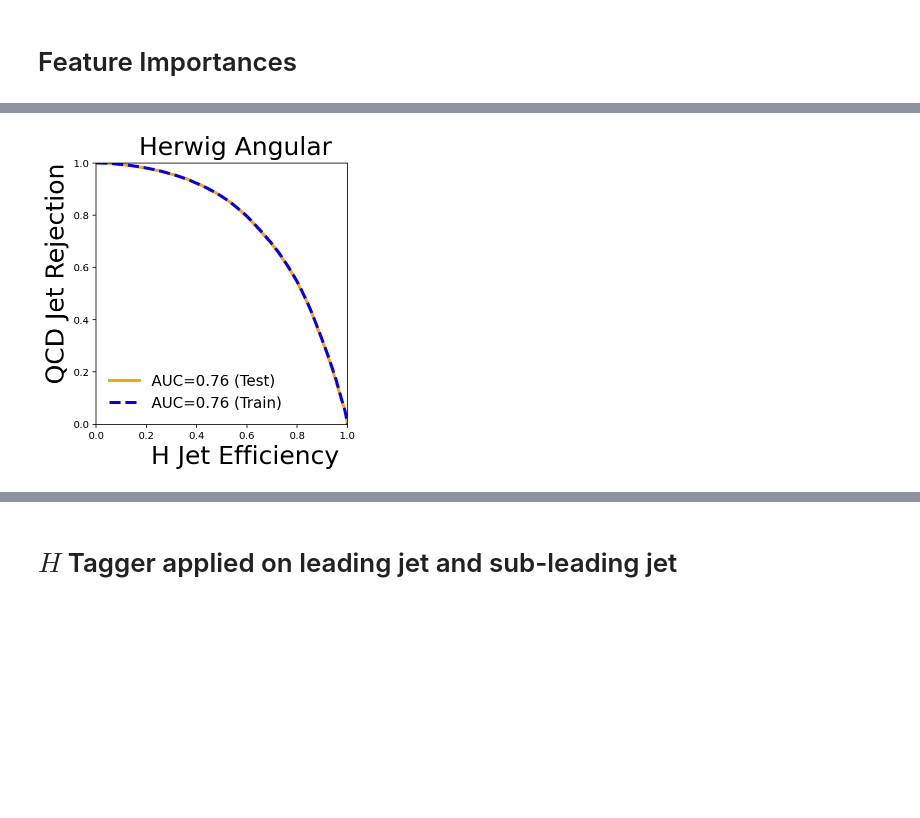
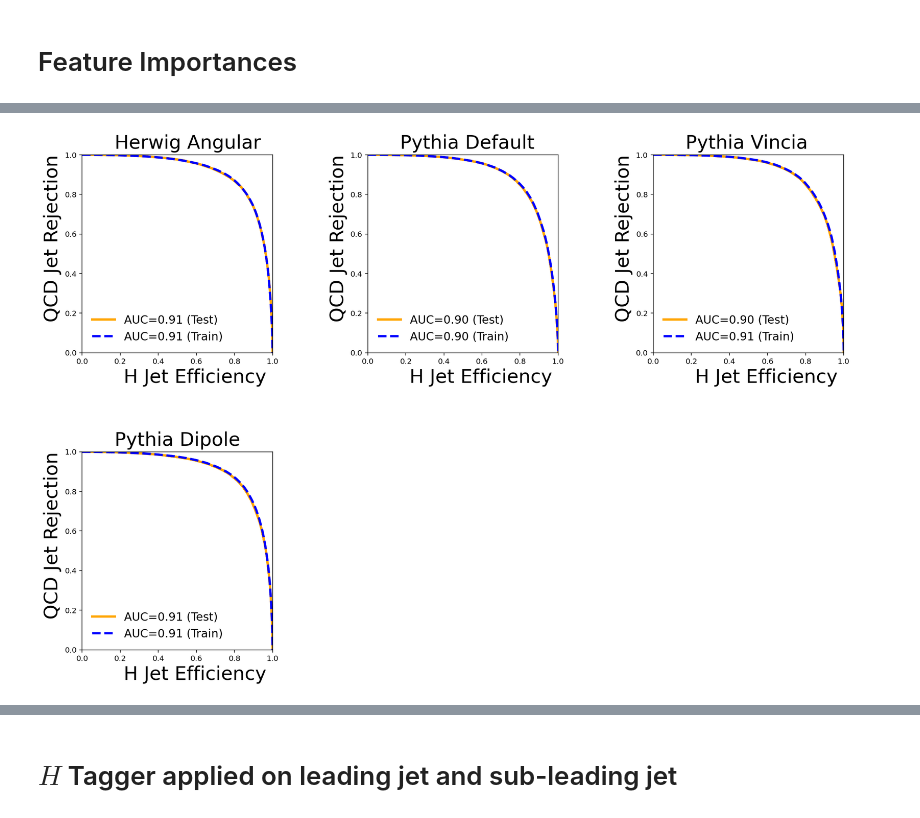
Before and after one commit to alan200276/UniversalityDNN_DiHiggs, a Jupyter notebook: Notebook/BDT_CLASSIFIER.ipynb, the cells around one changed output, grey strips where cells are left out. Saved outputs shown, nothing was run; the diff lists cells and outputs as text; code cells hidden in the pictures; blank space fills up the shorter version.

```diff
--- a/Notebook/BDT_CLASSIFIER.ipynb
+++ b/Notebook/BDT_CLASSIFIER.ipynb
@@ -462,22 +431,17 @@ elif axis == 1:
     process = "H Jet"
 
 plt.figure(figsize=(18,12))
-for i, model in enumerate(BDT_Model):
+for i,(model, tainingdata, testdata) in enumerate(zip(BDT_Model, data_train, data_test)):
     plot_axis = plt.subplot(2,3,i+1)
 
-    clf_GBDT = load(savepath + model + "_GBDT" + "_" + str(preprocess) + ".h5")
 
 #     plot_axis.text(x=1, y=0.7, s=str(BDT_model_name[i]),fontsize=20)
 #     plot_axis.set_xticks([0,1,2,3,4,5])
 #     plot_axis.set_xticklabels(namelist_inorder, rotation= 0, fontsize=15)
 
 
-    prediction_GBDT_test = clf_GBDT.predict_proba(XTEST[i])
-    prediction_GBDT_train = clf_GBDT.predict_proba(XTRAIN[i])
-
-
-    # prediction_Ada_test = clf_Ada.predict_proba(X_test)
-    # prediction_Ada_train = clf_Ada.predict_proba(X_train)
+    prediction_GBDT_test = BDT_Model[model].predict_proba(data_test[testdata][features])
+    prediction_GBDT_train = BDT_Model[model].predict_proba(data_train[tainingdata][features])
 
 
     discriminator_test = prediction_GBDT_test[:,axis]
@@ -488,11 +452,11 @@ for i, model in enumerate(BDT_Model):
 
 
 
-    test_auc_GBDT_test = metrics.roc_auc_score(YTEST[i],discriminator_test)
-    FalsePositiveFull_GBDT_test, TruePositiveFull_GBDT_test, _ = metrics.roc_curve(YTEST[i],discriminator_test)
+    test_auc_GBDT_test = metrics.roc_auc_score(data_test[testdata]["target"],discriminator_test)
+    FalsePositiveFull_GBDT_test, TruePositiveFull_GBDT_test, _ = metrics.roc_curve(data_test[testdata]["target"],discriminator_test)
 
-    train_auc_GBDT_train = metrics.roc_auc_score(YTRAIN[i],discriminator_train)
-    FalsePositiveFull_GBDT_train, TruePositiveFull_GBDT_train, _ = metrics.roc_curve(YTRAIN[i],discriminator_train)
+    train_auc_GBDT_train = metrics.roc_auc_score(data_train[tainingdata]["target"],discriminator_train)
+    FalsePositiveFull_GBDT_train, TruePositiveFull_GBDT_train, _ = metrics.roc_curve(data_train[tainingdata]["target"],discriminator_train)
 
     # plt.plot(TruePositiveFull_GBDT_test,1./FalsePositiveFull_GBDT_test,"--", color='b', linewidth = 5, label='BDT: AUC={0:.2f}'.format(test_auc_GBDT_test))
 #     a = np.where(TruePositiveFull_GBDT_test > 0.1)
@@ -544,22 +508,11 @@ elif axis == 1:
 BDT_model_name = ["Herwig Angular", "Pythia Default", "Pythia Vincia", "Pythia Dipole", "Sherpa Default"]
 
 plt.figure(figsize=(18,12))
-for i, model in enumerate(BDT_Model):
+for i,(model, tainingdata, testdata) in enumerate(zip(BDT_Model, data_train, data_test)):
     plot_axis = plt.subplot(2,3,i+1)
 
-    clf_GBDT = load(savepath + model + "_GBDT" + "_" + str(preprocess) + ".h5")
-
-#     plot_axis.text(x=1, y=0.7, s=str(BDT_model_name[i]),fontsize=20)
-#     plot_axis.set_xticks([0,1,2,3,4,5])
-#     plot_axis.set_xticklabels(namelist_inorder, rotation= 0, fontsize=15)
-
-
-    prediction_GBDT_test = clf_GBDT.predict_proba(XTEST[i])
-    prediction_GBDT_train = clf_GBDT.predict_proba(XTRAIN[i])
-
-
-    # prediction_Ada_test = clf_Ada.predict_proba(X_test)
-    # prediction_Ada_train = clf_Ada.predict_proba(X_train)
+    prediction_GBDT_test = BDT_Model[model].predict_proba(data_test[testdata][features])
+    prediction_GBDT_train = BDT_Model[model].predict_proba(data_train[tainingdata][features])
 
 
     discriminator_test = prediction_GBDT_test[:,axis]
@@ -568,42 +521,40 @@ for i, model in enumerate(BDT_Model):
     discriminator_test = discriminator_test/(max(discriminator_test))
     discriminator_train = discriminator_train/(max(discriminator_train))
 
+    test_auc_GBDT_test = metrics.roc_auc_score(data_test[testdata]["target"],discriminator_test)
+    FalsePositiveFull_GBDT_test, TruePositiveFull_GBDT_test, _ = metrics.roc_curve(data_test[testdata]["target"],discriminator_test)
 
-
-    test_auc_GBDT_test = metrics.roc_auc_score(YTEST[i],discriminator_test)
-    FalsePositiveFull_GBDT_test, TruePositiveFull_GBDT_test, _ = metrics.roc_curve(YTEST[i],discriminator_test)
-
-    train_auc_GBDT_train = metrics.roc_auc_score(YTRAIN[i],discriminator_train)
-    FalsePositiveFull_GBDT_train, TruePositiveFull_GBDT_train, _ = metrics.roc_curve(YTRAIN[i],discriminator_train)
+    train_auc_GBDT_train = metrics.roc_auc_score(data_train[tainingdata]["target"],discriminator_train)
+    FalsePositiveFull_GBDT_train, TruePositiveFull_GBDT_train, _ = metrics.roc_curve(data_train[tainingdata]["target"],discriminator_train)
 
     # plt.plot(TruePositiveFull_GBDT_test,1./FalsePositiveFull_GBDT_test,"--", color='b', linewidth = 5, label='BDT: AUC={0:.2f}'.format(test_auc_GBDT_test))
 
     plt.plot(TruePositiveFull_GBDT_test,1-FalsePositiveFull_GBDT_test,"-", color='orange', linewidth = 3, label='AUC={0:.2f} (Test)'.format(test_auc_GBDT_test))
     plt.plot(TruePositiveFull_GBDT_train,1-FalsePositiveFull_GBDT_train,"--", color='b', linewidth = 3, label='AUC={0:.2f} (Train)'.format(train_auc_GBDT_train))
 #     plt.plot(TruePositiveFull_GBDT_test[50:]/(FalsePositiveFull_GBDT_test[50:])**0.5, label="aaa")
 
 
 # plt.scatter(0.75,1./0.32, marker="D", s=300 , c='b')
 # plt.scatter(0.70,1./0.13, marker="D", s=300 , c='orange')
 
     plot_axis.set_xlim((0,1))
     plot_axis.set_ylim((0,1))
     # plt.yscale("log")
 #     plot_axis.set_tick_params(axis='x', labelsize=25)
 #     plot_axis.set_tick_params(axis='y', labelsize=25)
     # ax.yaxis.set_major_locator(MaxNLocator(5))
     # ax.xaxis.set_major_locator(MaxNLocator(5))
     plot_axis.set_xlabel(str(process)+' Efficiency ', fontsize=25,horizontalalignment='right',x=1)
     plot_axis.set_ylabel('QCD Jet Rejection', fontsize=25,horizontalalignment='right',y=1)
     plot_axis.legend(ncol=1,fontsize=15, edgecolor = "w",fancybox=False, framealpha=0) #bbox_to_anchor=(0.7, 0.1),
 #     plt.tight_layout()
     plot_axis.text(x=0.17, y=1.03, s=str(BDT_model_name[i]),fontsize=25)
 
 # plt.savefig("./Higgs_Pt/Comparison_ROC.pdf", transparent=True)
 plt.subplots_adjust(wspace=0.5, hspace=0.5)
 plt.show()
 # %% [output]
-[figure, old version]
+[figure, new version]
 # %%
 axis = 1
 if axis == 0:
```
Also changed, not shown: parts of 16 cells of this notebook, 3 other files.
